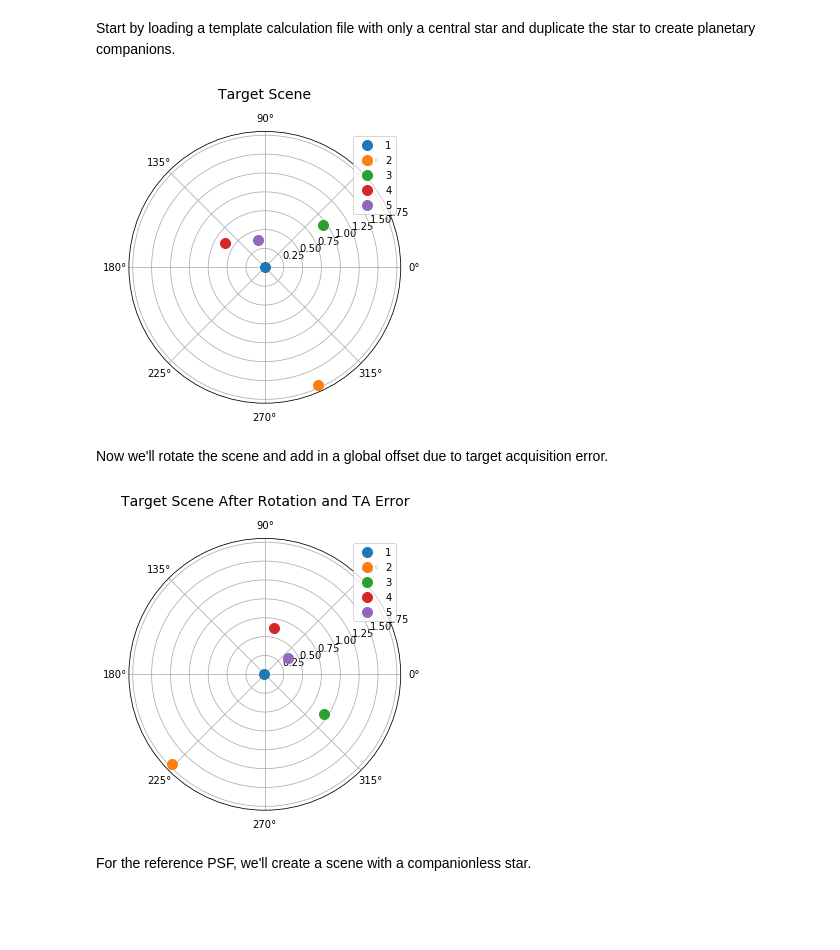
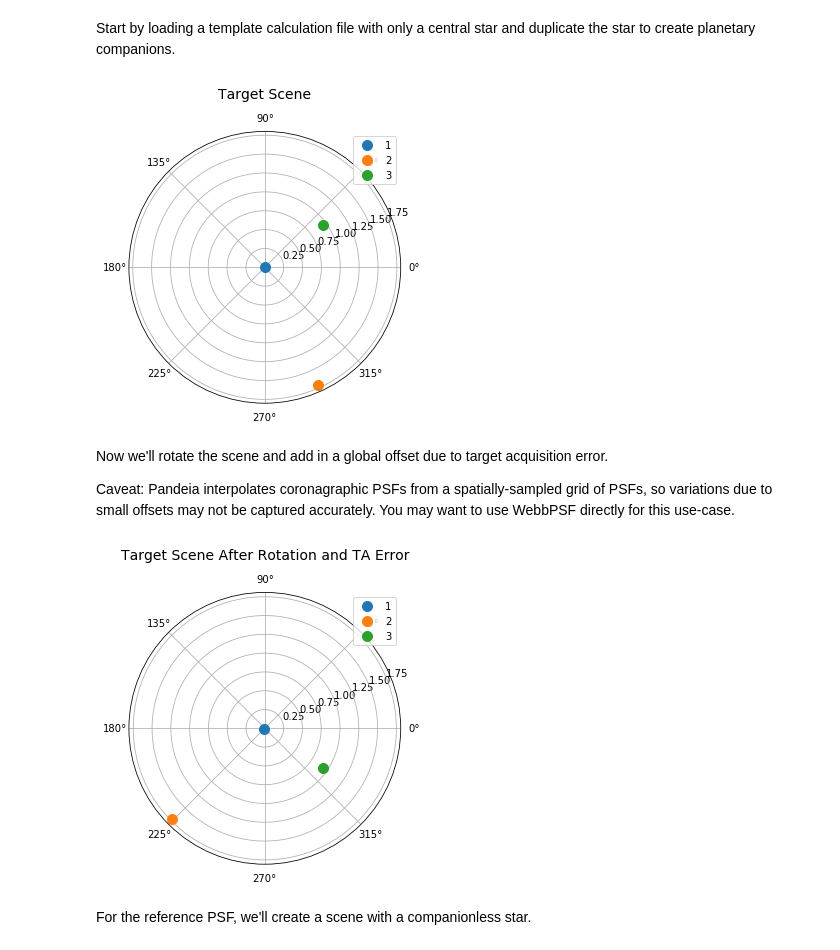
Before and after one commit to spacetelescope/pandeia-coronagraphy, a Jupyter notebook: notebooks/nircam_example.ipynb, the cells around one changed output. Drawn from its saved outputs; the diff is of its cells as text; code cells hidden in the pictures; blank space fills up the shorter version.

```diff
--- a/notebooks/nircam_example.ipynb
+++ b/notebooks/nircam_example.ipynb
@@ -13,73 +13,48 @@ Start by loading a template calculation file with only a central star and duplic
 # %%
 target = scene.load_calculation('../templates/nircam_coronagraphy_template.json')
 
-#set instrument parameters
+# set instrument parameters
 target['configuration']['instrument']['aperture'] = 'mask210r'
 target['configuration']['instrument']['filter'] = 'f210m'
-target['configuration']['detector']['ngroup'] = 7
+target['configuration']['detector']['ngroup'] = 20
 
-#pull out the source dictionary for the central star
+# pull out the source dictionary for the central star
 targetstar = target['scene'][0]
+# Set the star to an A5V type with a abmag of 10 at Johnson V band
 targetstar['spectrum']['normalization']['bandpass'] = 'johnson,v'
-targetstar['spectrum']['normalization']['norm_flux'] = 6.
+targetstar['spectrum']['normalization']['norm_flux'] = 10.
 targetstar['spectrum']['sed']['key'] = 'a5v'
 
 #copy the target star and turn it into a planet
-planetB = deepcopy(targetstar)
-planetB['id'] = 2
-planetB['position']['x_offset'] = 0.706
-planetB['position']['y_offset'] = -1.563
-planetB['spectrum']['normalization']['bandpass'] = 'nircam,sw_imaging,f210m'
-planetB['spectrum']['normalization']['norm_flux'] = 16.3
-planetB['spectrum']['normalization']['type'] = 'jwst'
-planetB['spectrum']['sed']['sed_type'] = 'blackbody'
-planetB['spectrum']['sed']['temp'] = 900.
-del planetB['spectrum']['sed']['key']
+planetA = deepcopy(targetstar)
+planetA['id'] = 2
+planetA['position']['x_offset'] = 0.706
+planetA['position']['y_offset'] = -1.563
+planetA['spectrum']['normalization']['bandpass'] = 'nircam,sw_imaging,f210m'
+planetA['spectrum']['normalization']['norm_flux'] = 16.3
+planetA['spectrum']['normalization']['type'] = 'jwst'
+planetA['spectrum']['sed']['sed_type'] = 'blackbody'
+planetA['spectrum']['sed']['temp'] = 900.
+del planetA['spectrum']['sed']['key']
 
-#copy the target star and turn it into a second planet
-planetC = deepcopy(targetstar)
-planetC['id'] = 3
-planetC['position']['x_offset'] = 0.765
-planetC['position']['y_offset'] =  0.558
-planetC['spectrum']['normalization']['bandpass'] = 'nircam,sw_imaging,f210m'
-planetC['spectrum']['normalization']['norm_flux'] = 15.45
-planetC['spectrum']['normalization']['type'] = 'jwst'
-planetC['spectrum']['sed']['sed_type'] = 'blackbody'
-planetC['spectrum']['sed']['temp'] = 1100.
-del planetC['spectrum']['sed']['key']
-
-#third planet
-planetD = deepcopy(targetstar)
-planetD['id'] = 4
-planetD['position']['x_offset'] = -0.529
-planetD['position']['y_offset'] = 0.323
-planetD['spectrum']['normalization']['bandpass'] = 'nircam,sw_imaging,f210m'
-planetD['spectrum']['normalization']['norm_flux'] = 15.30
-planetD['spectrum']['normalization']['type'] = 'jwst'
-planetD['spectrum']['sed']['sed_type'] = 'blackbody'
-planetD['spectrum']['sed']['temp'] = 1100.
-del planetD['spectrum']['sed']['key']
-
-#and, finally, a fourth
-planetE = deepcopy(targetstar)
-planetE['id'] = 5
-planetE['position']['x_offset'] = -0.09
-planetE['position']['y_offset'] = 0.366
-planetE['spectrum']['normalization']['bandpass'] = 'nircam,sw_imaging,f210m'
-planetE['spectrum']['normalization']['norm_flux'] = 15.30
-planetE['spectrum']['normalization']['type'] = 'jwst'
-planetE['spectrum']['sed']['sed_type'] = 'blackbody'
-planetE['spectrum']['sed']['temp'] = 1000.
-del planetE['spectrum']['sed']['key']
+#copy the first planet and turn it into a second planet
+planetB = deepcopy(planetA)
+planetB['id'] = 3
+planetB['position']['x_offset'] = 0.765
+planetB['position']['y_offset'] =  0.558
+planetB['spectrum']['normalization']['norm_flux'] = 15.45
+planetB['spectrum']['sed']['temp'] = 1100.
 
 #update calculation file with new sources
-target['scene'].extend([planetB,planetC,planetD,planetE])
+target['scene'].extend([planetA,planetB])
 
 scene.plot_scene(target['scene'],'Target Scene')
 # %% [output]
-[figure, old version]
+[figure, new version]
 # %% [markdown]
 Now we'll rotate the scene and add in a global offset due to target acquisition error.
+
+Caveat: Pandeia interpolates coronagraphic PSFs from a spatially-sampled grid of PSFs, so variations due to small offsets may not be captured accurately. You may want to use WebbPSF directly for this use-case.
 # %%
 scene.rotate_scene(target['scene'],70.,center=[0.,0.])
 errx, erry = scene.get_ta_error()
@@ -87,7 +62,7 @@ scene.offset_scene(target['scene'],errx,erry)
 
 scene.plot_scene(target['scene'],'Target Scene After Rotation and TA Error')
 # %% [output]
-[figure, old version]
+[figure, new version]
 # %% [markdown]
 For the reference PSF, we'll create a scene with a companionless star.
 # %%
```
Also changed, not shown: parts of 5 cells of this notebook.
